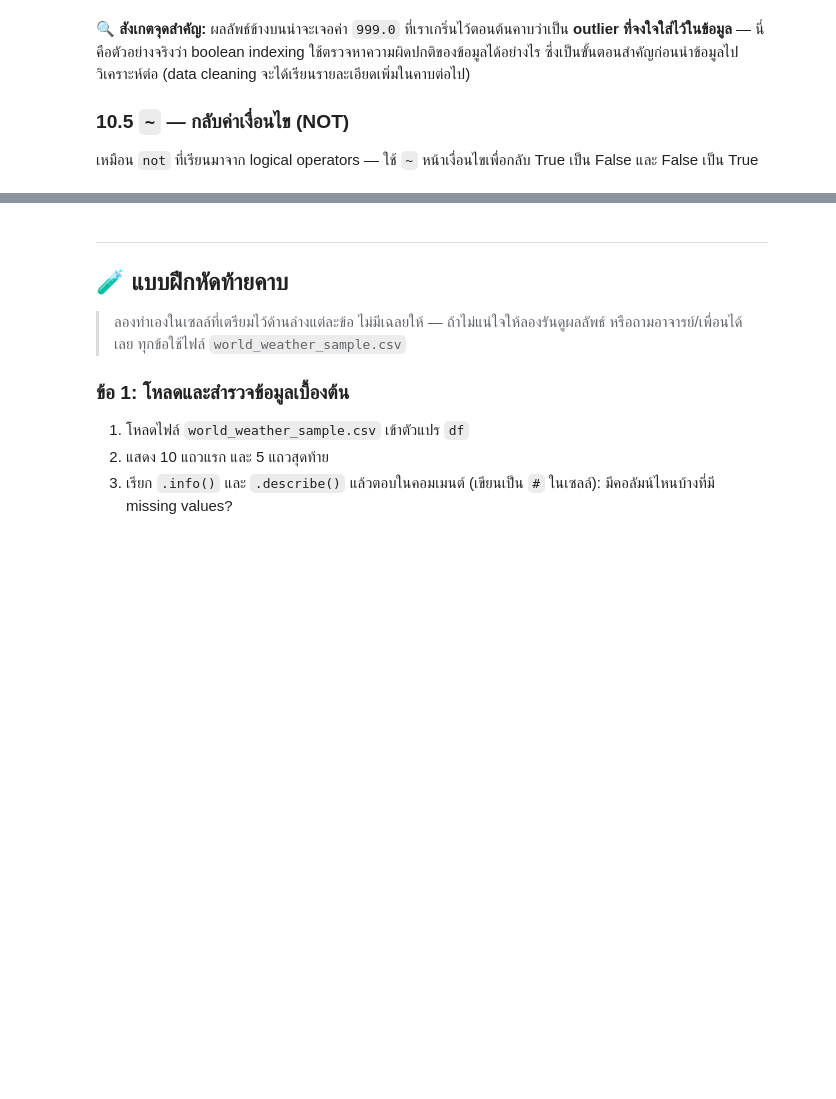
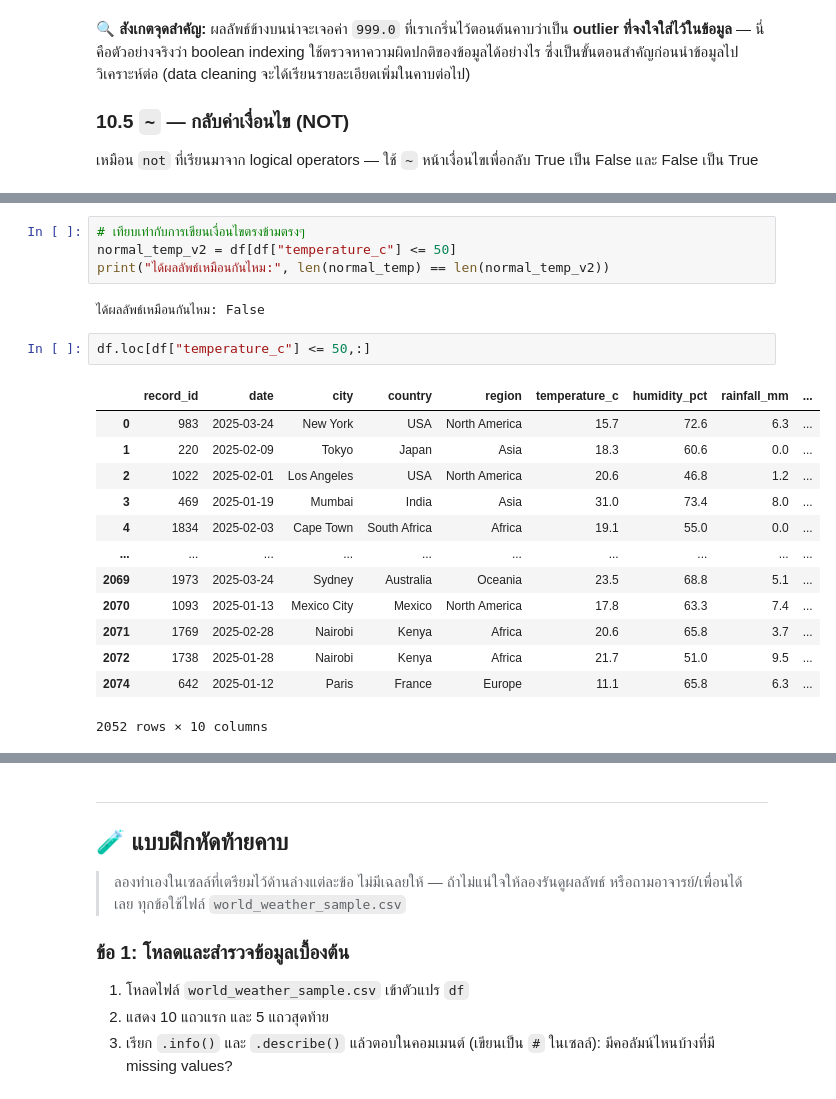
Before and after one commit to PitchayaW/SC-612-104-Essential-Data-Science, a Jupyter notebook: Module-A-Notebooks/SC612104_Session08_Pandas_Basics.ipynb, the cells around one changed output, grey strips where cells are left out. Drawn from its saved outputs; the diff is of its cells as text; blank space fills up the shorter version.

```diff
--- a/Module-A-Notebooks/SC612104_Session08_Pandas_Basics.ipynb
+++ b/Module-A-Notebooks/SC612104_Session08_Pandas_Basics.ipynb
@@ -782,0 +907,22 @@ print("ได้ผลลัพธ์เหมือนกันไหม:", len
+# %%
+# เทียบเท่ากับการเขียนเงื่อนไขตรงข้ามตรงๆ
+normal_temp_v2 = df[df["temperature_c"] <= 50]
+print("ได้ผลลัพธ์เหมือนกันไหม:", len(normal_temp) == len(normal_temp_v2))
+# %% [output]
+ได้ผลลัพธ์เหมือนกันไหม: False
+# %%
+df.loc[df["temperature_c"] <= 50,:]
+# %% [output]
+|  | record_id | date | city | country | region | temperature_c | humidity_pct | rainfall_mm | ... |
+| 0 | 983 | 2025-03-24 | New York | USA | North America | 15.7 | 72.6 | 6.3 | ... |
+| 1 | 220 | 2025-02-09 | Tokyo | Japan | Asia | 18.3 | 60.6 | 0.0 | ... |
+| 2 | 1022 | 2025-02-01 | Los Angeles | USA | North America | 20.6 | 46.8 | 1.2 | ... |
+| 3 | 469 | 2025-01-19 | Mumbai | India | Asia | 31.0 | 73.4 | 8.0 | ... |
+| 4 | 1834 | 2025-02-03 | Cape Town | South Africa | Africa | 19.1 | 55.0 | 0.0 | ... |
+| ... | ... | ... | ... | ... | ... | ... | ... | ... | ... |
+| 2069 | 1973 | 2025-03-24 | Sydney | Australia | Oceania | 23.5 | 68.8 | 5.1 | ... |
+| 2070 | 1093 | 2025-01-13 | Mexico City | Mexico | North America | 17.8 | 63.3 | 7.4 | ... |
+| 2071 | 1769 | 2025-02-28 | Nairobi | Kenya | Africa | 20.6 | 65.8 | 3.7 | ... |
+| 2072 | 1738 | 2025-01-28 | Nairobi | Kenya | Africa | 21.7 | 51.0 | 9.5 | ... |
+| 2074 | 642 | 2025-01-12 | Paris | France | Europe | 11.1 | 65.8 | 6.3 | ... |
+2052 rows × 10 columns
```
Also changed, not shown: parts of 14 cells of this notebook.
